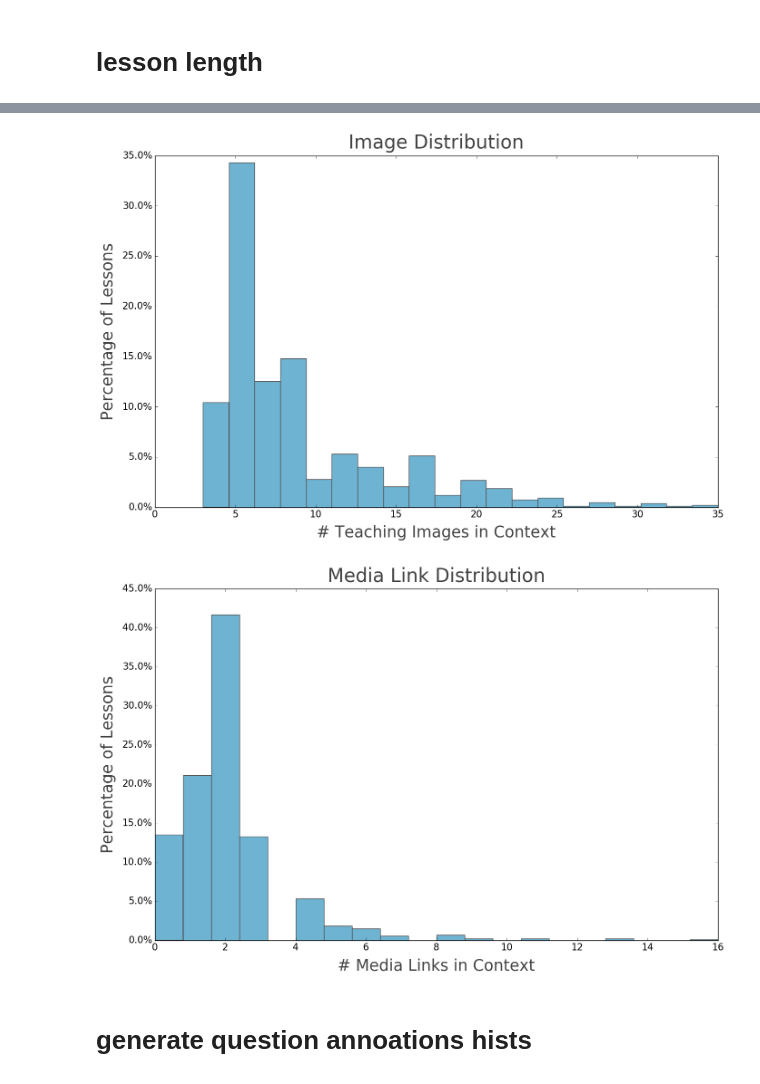
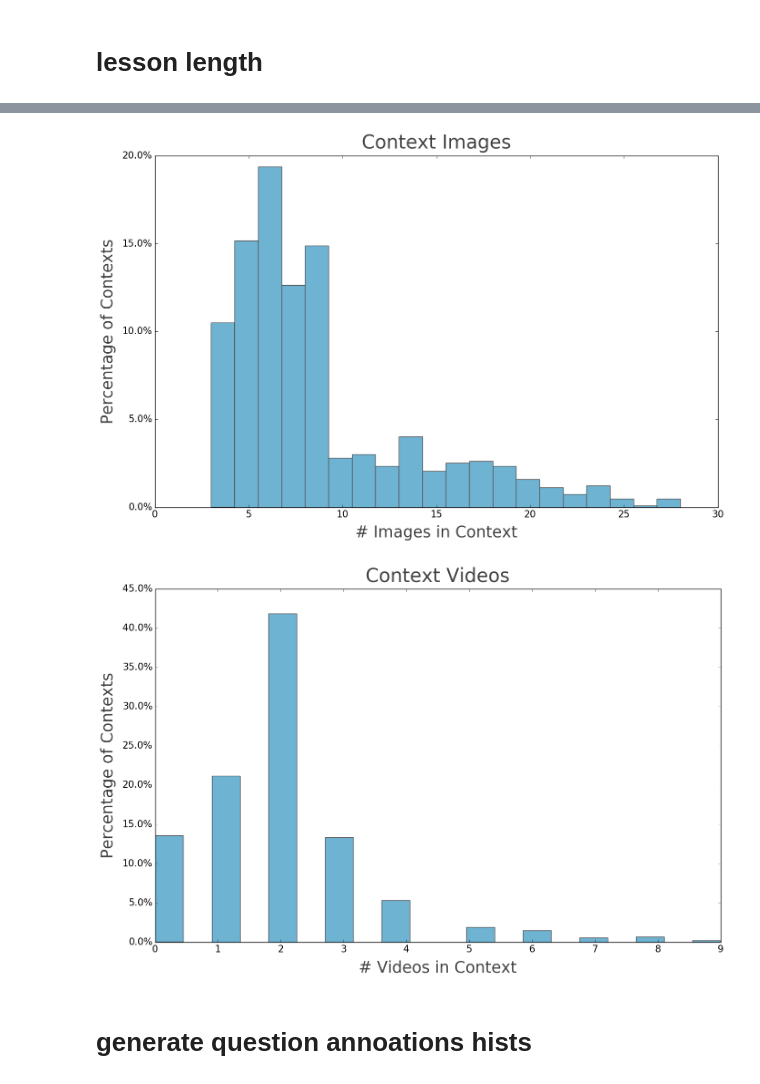
Before and after one commit to drschwenk/stb_notebooks, a Jupyter notebook: generate_figs.ipynb, the cells around one changed output, grey strips where cells are left out. Drawn from its saved outputs; the diff is of its cells as text; code cells hidden in the pictures.

```diff
--- a/generate_figs.ipynb
+++ b/generate_figs.ipynb
@@ -760,10 +760,11 @@ make_and_save_standard_fig(plot_to_save, fig_labels,  image_filename)
 image_number_by_lesson = pd.Series([len(lesson['instructionalDiagrams']) + len([topic['content']['figures'] for topic in extract_topics_and_adjunct_topics(lesson)]) for lesson in ck12_combined_dataset])
 
 fig_labels = {
-    'fig_title': 'Image Distribution',
-    'x_label': '# Teaching Images in Context',
-    'y_label': 'Percentage of Lessons'
+    'fig_title': 'Context Images',
+    'x_label': '# Images in Context',
+    'y_label': 'Percentage of Contexts'
 }
+image_number_by_lesson = image_number_by_lesson[image_number_by_lesson < 30]
 weights = np.ones_like(image_number_by_lesson)/len(image_number_by_lesson)
 plot_to_save = image_number_by_lesson.hist(bins= 20, log=False, weights=weights)
 tick_labels = plot_to_save.get_yticks()
@@ -772,7 +773,7 @@ plot_to_save.set_yticklabels(['{:2.1f}%'.format(i*100) for i in tick_labels])
 image_filename = fig_dir +  fig_labels['fig_title'].lower().replace(' ', '_') + '.pdf'
 make_and_save_standard_fig(plot_to_save, fig_labels,  image_filename)
 # %% [output]
-[figure, old version]
+[figure, new version]
 # %%
 media_link_number_by_lesson = []
 
@@ -784,17 +785,18 @@ for lesson in ck12_combined_dataset:
 media_link_number_by_lesson = pd.Series(media_link_number_by_lesson)
 # %%
 fig_labels = {
-    'fig_title': 'Media Link Distribution',
-    'x_label': '# Media Links in Context',
-    'y_label': 'Percentage of Lessons'
+    'fig_title': 'Context Videos',
+    'x_label': '# Videos in Context',
+    'y_label': 'Percentage of Contexts'
 }
+media_link_number_by_lesson = media_link_number_by_lesson[media_link_number_by_lesson < 10]
 array_to_plot = media_link_number_by_lesson
 weights = np.ones_like(array_to_plot)/len(array_to_plot)
 plot_to_save = array_to_plot.hist(bins= 20, log=False, weights=weights)
 tick_labels = plot_to_save.get_yticks()
 plot_to_save.set_yticklabels(['{:2.1f}%'.format(i*100) for i in tick_labels])
 
 image_filename = fig_dir +  fig_labels['fig_title'].lower().replace(' ', '_') + '.pdf'
 make_and_save_standard_fig(plot_to_save, fig_labels,  image_filename)
 # %% [output]
-[figure, old version]
+[figure, new version]
```
Also changed, not shown: parts of 21 cells of this notebook, 1 other file.
